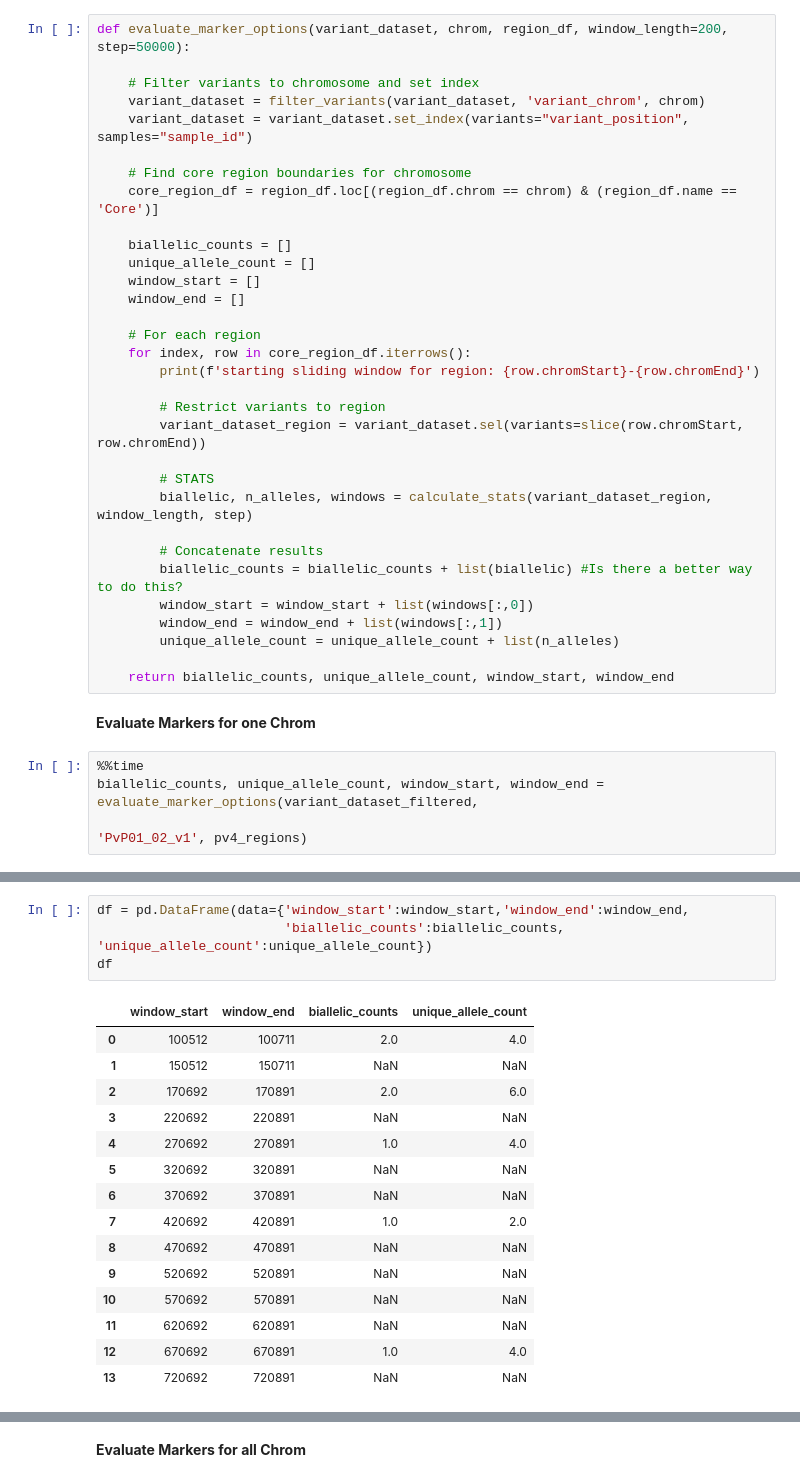
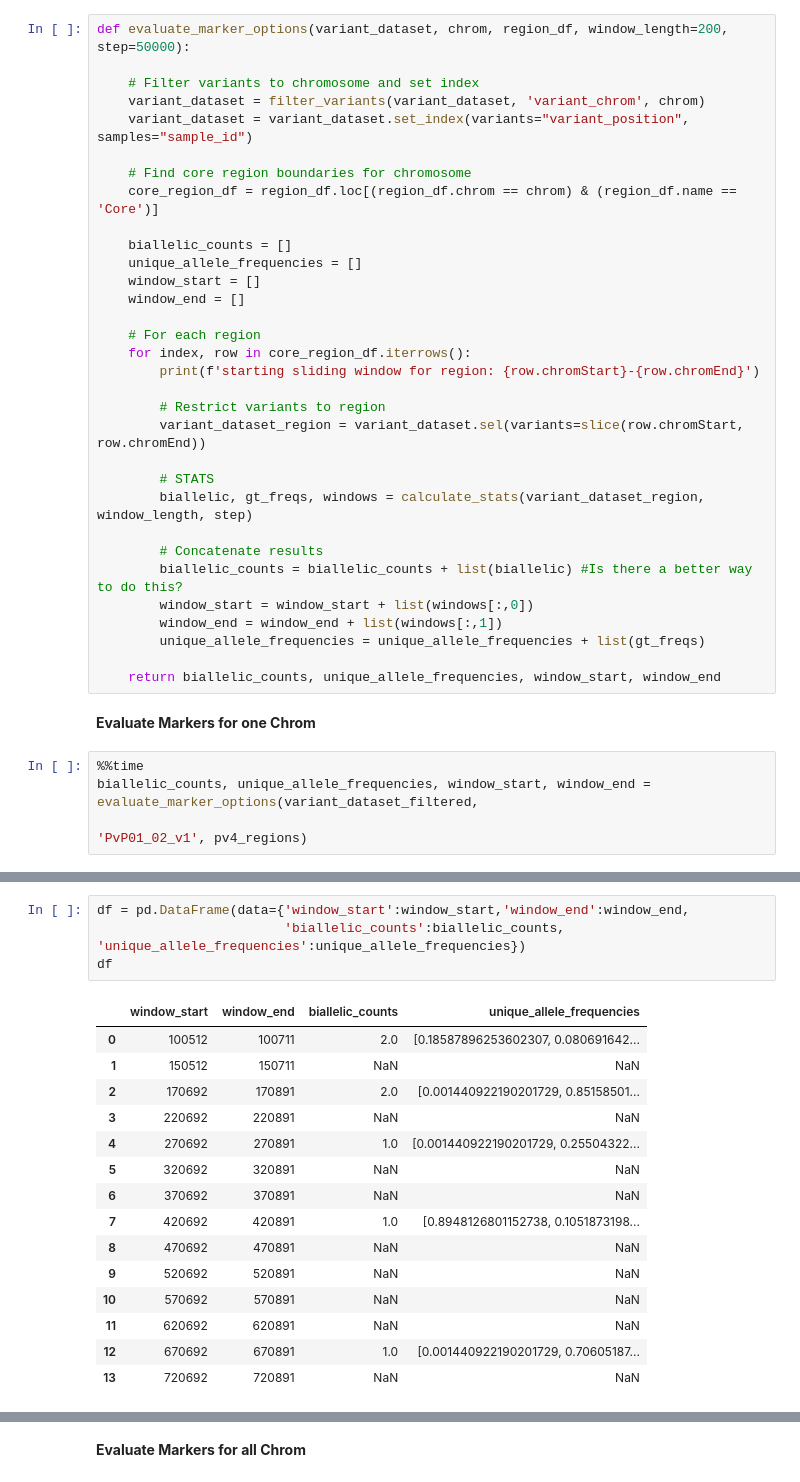
Before and after one commit to malariagen/pv-muhap, a Jupyter notebook: notebooks/marker_optimisation.ipynb, the cells around one changed output, grey strips where cells are left out. Drawn from its saved outputs; the diff is of its cells as text.

```diff
--- a/notebooks/marker_optimisation.ipynb
+++ b/notebooks/marker_optimisation.ipynb
@@ -292,7 +266,7 @@ def evaluate_marker_options(variant_dataset, chrom, region_df, window_length=200
     core_region_df = region_df.loc[(region_df.chrom == chrom) & (region_df.name == 'Core')]
 
     biallelic_counts = []
-    unique_allele_count = []
+    unique_allele_frequencies = []
     window_start = []
     window_end = []
 
@@ -304,20 +278,20 @@ def evaluate_marker_options(variant_dataset, chrom, region_df, window_length=200
         variant_dataset_region = variant_dataset.sel(variants=slice(row.chromStart, row.chromEnd))
 
         # STATS
-        biallelic, n_alleles, windows = calculate_stats(variant_dataset_region, window_length, step)
+        biallelic, gt_freqs, windows = calculate_stats(variant_dataset_region, window_length, step)
 
         # Concatenate results
         biallelic_counts = biallelic_counts + list(biallelic) #Is there a better way to do this?
         window_start = window_start + list(windows[:,0])
         window_end = window_end + list(windows[:,1])
-        unique_allele_count = unique_allele_count + list(n_alleles)
+        unique_allele_frequencies = unique_allele_frequencies + list(gt_freqs)
 
-    return biallelic_counts, unique_allele_count, window_start, window_end
+    return biallelic_counts, unique_allele_frequencies, window_start, window_end
 # %% [markdown]
 **Evaluate Markers for one Chrom**
 # %%
 %%time
-biallelic_counts, unique_allele_count, window_start, window_end = evaluate_marker_options(variant_dataset_filtered,
+biallelic_counts, unique_allele_frequencies, window_start, window_end = evaluate_marker_options(variant_dataset_filtered,
                                                                                        'PvP01_02_v1', pv4_regions)
 # %% [output]
 starting sliding window for region: 100155-162348
@@ -327,20 +301,20 @@ Wall time: 1min 11s
 # %%
 df = pd.DataFrame(data={'window_start':window_start,'window_end':window_end,
-                        'biallelic_counts':biallelic_counts, 'unique_allele_count':unique_allele_count})
+                        'biallelic_counts':biallelic_counts, 'unique_allele_frequencies':unique_allele_frequencies})
 df
 # %% [output]
-|  | window_start | window_end | biallelic_counts | unique_allele_count |
-| 0 | 100512 | 100711 | 2.0 | 4.0 |
+|  | window_start | window_end | biallelic_counts | unique_allele_frequencies |
+| 0 | 100512 | 100711 | 2.0 | [0.18587896253602307, 0.080691642... |
 | 1 | 150512 | 150711 | NaN | NaN |
-| 2 | 170692 | 170891 | 2.0 | 6.0 |
+| 2 | 170692 | 170891 | 2.0 | [0.001440922190201729, 0.85158501... |
 | 3 | 220692 | 220891 | NaN | NaN |
-| 4 | 270692 | 270891 | 1.0 | 4.0 |
+| 4 | 270692 | 270891 | 1.0 | [0.001440922190201729, 0.25504322... |
 | 5 | 320692 | 320891 | NaN | NaN |
 | 6 | 370692 | 370891 | NaN | NaN |
-| 7 | 420692 | 420891 | 1.0 | 2.0 |
+| 7 | 420692 | 420891 | 1.0 | [0.8948126801152738, 0.1051873198... |
 | 8 | 470692 | 470891 | NaN | NaN |
 | 9 | 520692 | 520891 | NaN | NaN |
 | 10 | 570692 | 570891 | NaN | NaN |
 | 11 | 620692 | 620891 | NaN | NaN |
-| 12 | 670692 | 670891 | 1.0 | 4.0 |
+| 12 | 670692 | 670891 | 1.0 | [0.001440922190201729, 0.70605187... |
 | 13 | 720692 | 720891 | NaN | NaN |
```
Also changed, not shown: parts of 49 cells of this notebook.
